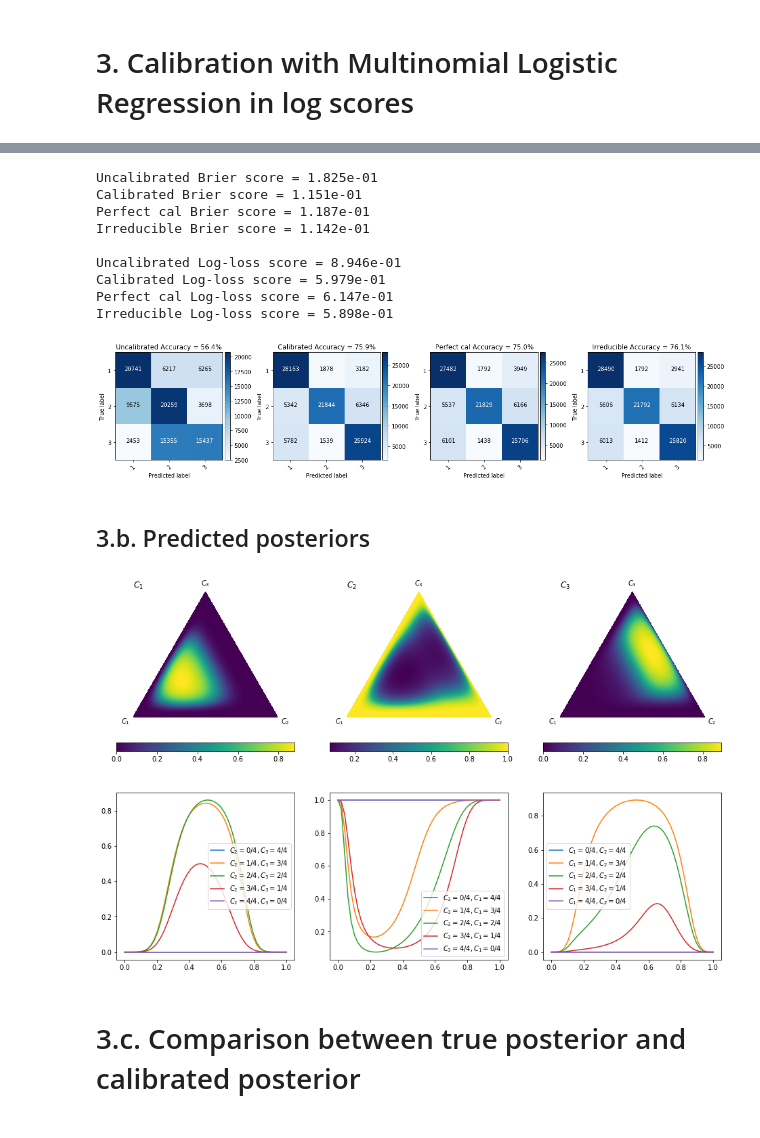
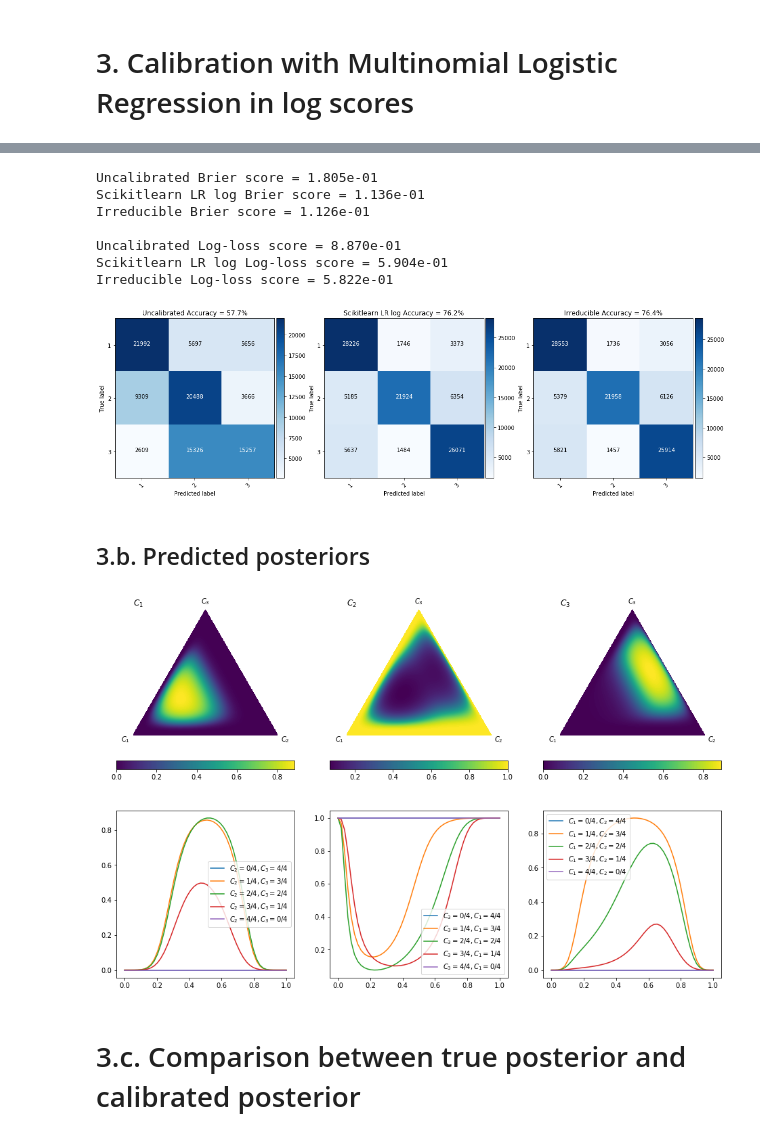
Before and after one commit to dirichletcal/experiments_neurips, a Jupyter notebook: notebooks/synthetic_data_gaussian_mixture_softmax.ipynb, the cells around one changed output, grey strips where cells are left out. Cells and saved outputs as stored; diff of their text form; code cells hidden in the pictures.

Commit message:
Softmax notebook with more calibration methods

```diff
--- a/notebooks/synthetic_data_gaussian_mixture_softmax.ipynb
+++ b/notebooks/synthetic_data_gaussian_mixture_softmax.ipynb
@@ -138,8 +148,8 @@ elif TOY_EXAMPLE == 'C':
     barycentric.plot_individual_pdfs(md)
 
     # Rounding for nicer values
-    means = np.round(means, decimals=1)
-    covariances = np.round(covariances, decimals=1)
+    #means = np.round(means, decimals=1)
+    #covariances = np.round(covariances, decimals=1)
 
 
 if MIRROR_C1_TO_C3:
@@ -410,39 +445,33 @@ Calibrator parameters
 # %%
-perfect_posterior_test = perfect_calibration(X_test, mg)
-
-true_posterior_test = mg.posterior(X_test)
-
 predictions_list = (('Uncalibrated', P_nb_test),
-                    ('Calibrated', P_cal_test),
-                    ('Perfect cal', perfect_posterior_test),
+                    ('Scikitlearn LR log', scikitlr_P_test),
+                    #('Perfect cal', perfect_posterior_test),
                     ('Irreducible', true_posterior_test))
 
 for i, (method, predictions) in enumerate(predictions_list):
     print("{} Brier score = {:.3e}".format(method, mean_squared_error(Y_bin_test, predictions)))
 
 print()
 
 for i, (method, predictions) in enumerate(predictions_list):
     print("{} Log-loss score = {:.3e}".format(method, log_loss(Y_bin_test, predictions)))
 
 fig = plt.figure()
 for i, (method, predictions) in enumerate(predictions_list):
     ax = fig.add_subplot(1, len(predictions_list), i+1)
     cm = confusion_matrix(Y_test, np.argmax(predictions, axis=1))
 
     plot_confusion_matrix(cm, classes=['1', '2', '3'], fig=fig, ax=ax,
                           title="{} Accuracy = {:.1f}%".format(method, (Y_test == np.argmax(predictions, axis=1)).mean()*100))
 # %% [output]
-Uncalibrated Brier score = 1.825e-01
-Calibrated Brier score = 1.151e-01
-Perfect cal Brier score = 1.187e-01
-Irreducible Brier score = 1.142e-01
+Uncalibrated Brier score = 1.805e-01
+Scikitlearn LR log Brier score = 1.136e-01
+Irreducible Brier score = 1.126e-01
 
-Uncalibrated Log-loss score = 8.946e-01
-Calibrated Log-loss score = 5.979e-01
-Perfect cal Log-loss score = 6.147e-01
-Irreducible Log-loss score = 5.898e-01
+Uncalibrated Log-loss score = 8.870e-01
+Scikitlearn LR log Log-loss score = 5.904e-01
+Irreducible Log-loss score = 5.822e-01
-[figure, old version]
+[figure, new version]
 # %% [markdown]
 ## 3.b. Predicted posteriors
 # %%
@@ -452,14 +481,14 @@ for i, c in enumerate(['C1', 'C2', 'C3']):
 
     ax.set_title('$C_{}$'.format(i+1), loc='left')
 
-    function = lambda x: calibrator.predict_proba(np.log(np.clip(x.reshape(1,-1), eps, 1)))[0][i]
+    function = lambda x: scikitlrcal.predict_proba(x.reshape(1,-1))[0][i]
     draw_func_contours(function, labels='auto', fig=fig, ax=ax)
 
     ax2 = fig.add_subplot(2, 3, 3+i+1)
     lines = get_converging_lines(num_lines=5, mesh_precision=bc_grid_levels, class_index=i)
     plot_converging_lines_pvalues(function, lines, i, ax2)
 # %% [output]
-[figure, old version]
+[figure, new version]
 # %% [markdown]
 # 3.c. Comparison between true posterior and calibrated posterior
 # %%
```
Also changed, not shown: parts of 26 cells of this notebook.
